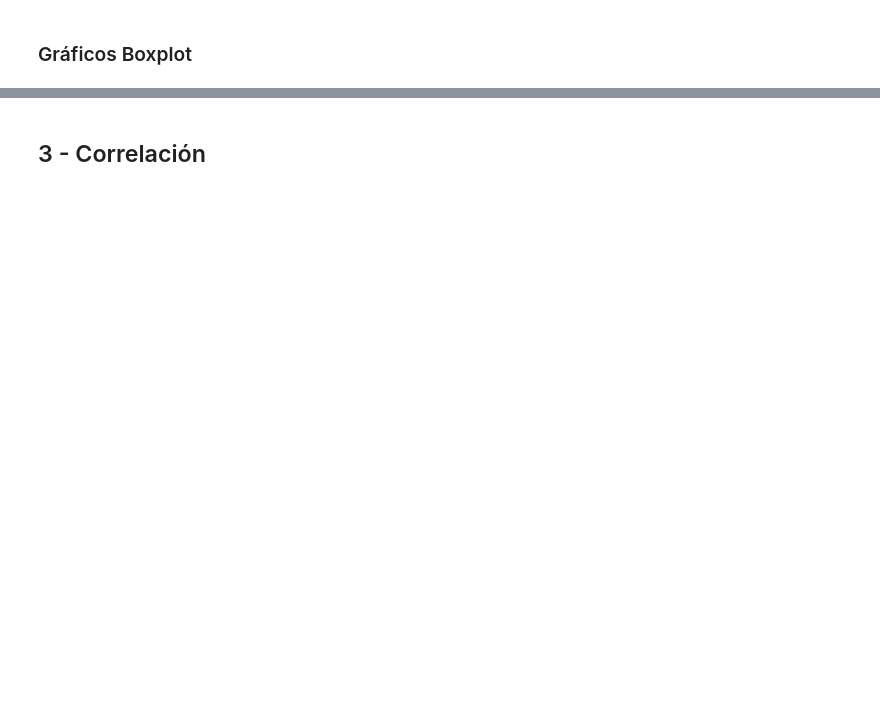
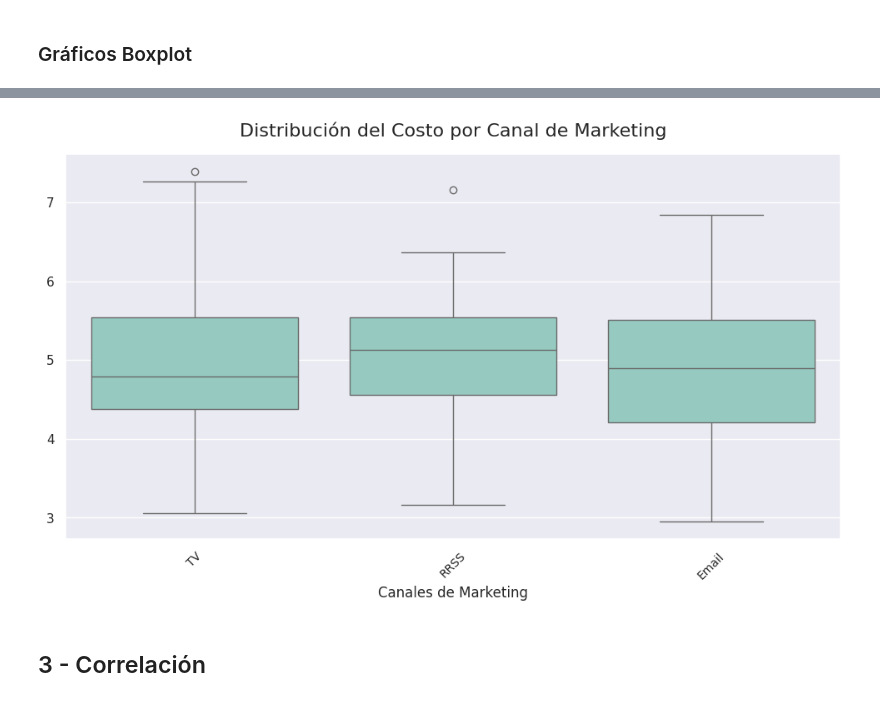
Before and after one commit to marianovanini/TT-2C2025-Data-Analitycs-Notebooks, a Jupyter notebook: EntregaFinal/Entrega_Final.ipynb, the cells around one changed output, grey strips where cells are left out. Cells and saved outputs as stored; diff of their text form; code cells hidden in the pictures; blank space fills up the shorter version.

```diff
--- a/EntregaFinal/Entrega_Final.ipynb
+++ b/EntregaFinal/Entrega_Final.ipynb
@@ -492,23 +769,26 @@ plt.show()
 # %%
 # Boxplot marketing
 
 # Estilo y tamaños
-sns.set_theme(style="darkgrid", palette="deep") # deep, muted, bright, Set1, Set2, Set3
+sns.set_theme(style="darkgrid", palette="Set3") # deep, muted, bright, Set1, Set2, Set3
 plt.figure(figsize=(12, 6))
 
 # Graficamos
 sns.boxplot(data=df_marketing, x="canal", y="costo")
+# sns.boxplot(data=df_marketing, y="costo") # asi grafico costo para todos los canales
 
 # Título y subtítulo
 plt.title("Distribución del Costo por Canal de Marketing", fontsize=16, pad=15)
 
 plt.xlabel("Canales de Marketing", fontsize=12)
 plt.ylabel("")
 
 # Rotación y tamaño de labels del eje X
-plt.xticks(fontsize=10)
+plt.xticks(rotation=45, fontsize=10)
 
 plt.show()
+# %% [output]
+[figure, added]
 # %% [markdown]
 ## 3 - Correlación
 # %%
```
Also changed, not shown: parts of 60 cells of this notebook.
